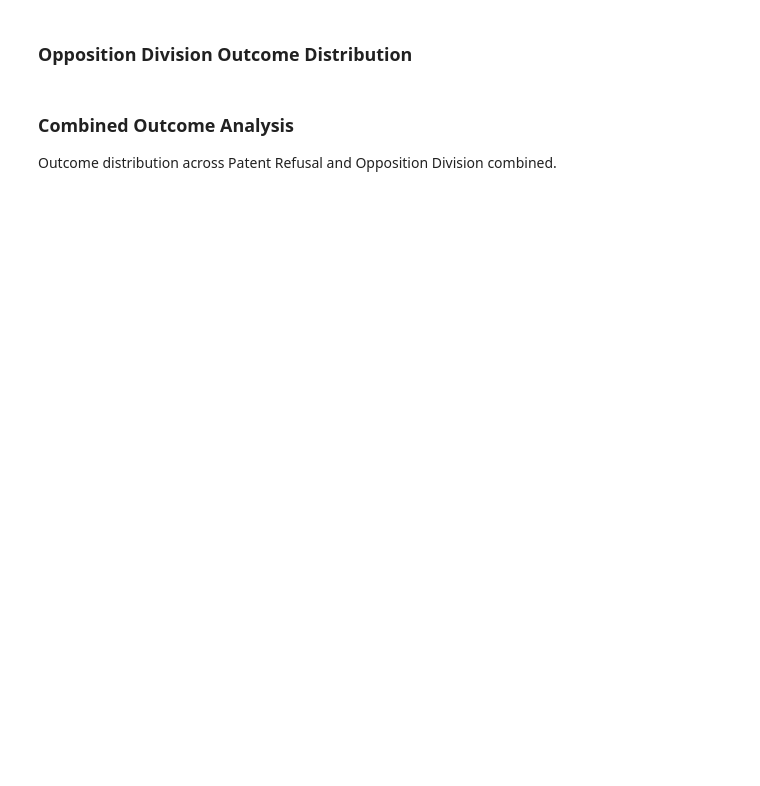
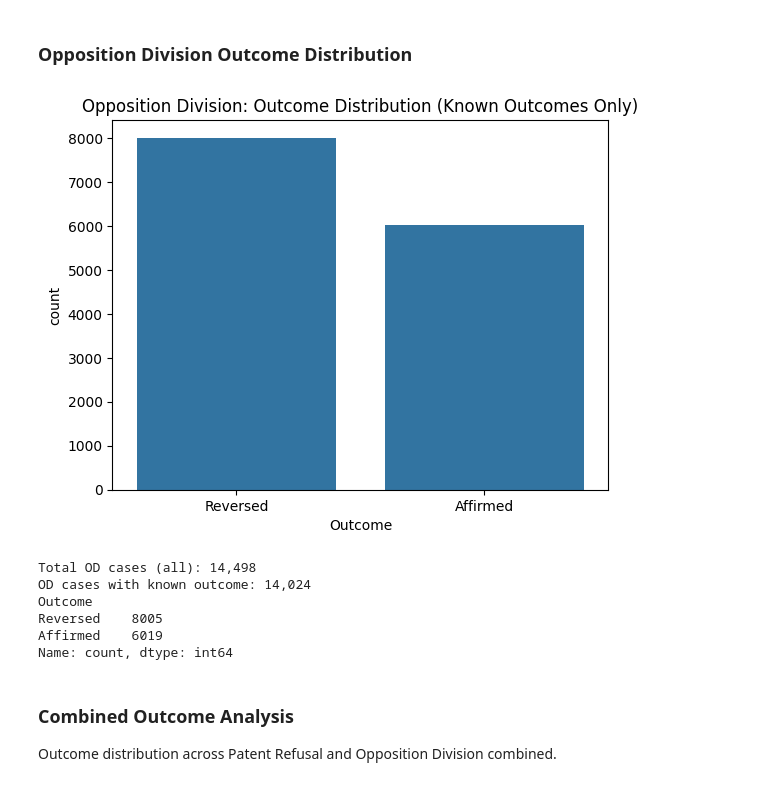
Before and after one commit to dahrb/EPO-Project, a Jupyter notebook: Experiments/visualisations.ipynb, the cells around one changed output. Cells and saved outputs as stored; diff of their text form; code cells hidden in the pictures; blank space fills up the shorter version.

```diff
--- a/Experiments/visualisations.ipynb
+++ b/Experiments/visualisations.ipynb
@@ -110,15 +144,21 @@ print(binary_refusal_df['Outcome'].value_counts())
 # %% [markdown]
 ### Opposition Division Outcome Distribution
 # %%
-# Full OD (including Unknown)
-sns.countplot(data=opposition_df_clean, x='Outcome')
-plt.title('Opposition Division: Outcome Distribution')
+sns.countplot(data=opposition_known, x='Outcome')
+plt.title('Opposition Division: Outcome Distribution (Known Outcomes Only)')
 plt.show()
 
-opposition_binary = opposition_df_clean.loc[opposition_df_clean['Outcome'] != 'Unknown']
-print(f'Total OD cases: {len(opposition_df_clean):,}')
-print(f'OD cases with known outcome: {len(opposition_binary):,}')
-print(opposition_df_clean['Outcome'].value_counts())
+print(f'Total OD cases (all): {len(opposition_df_clean):,}')
+print(f'OD cases with known outcome: {len(opposition_known):,}')
+print(opposition_known['Outcome'].value_counts())
+# %% [output]
+[figure, added]
+Total OD cases (all): 14,498
+OD cases with known outcome: 14,024
+Outcome
+Reversed    8005
+Affirmed    6019
+Name: count, dtype: int64
 # %% [markdown]
 ### Combined Outcome Analysis
 
```
Also changed, not shown: parts of 23 cells of this notebook, 24 other files.
